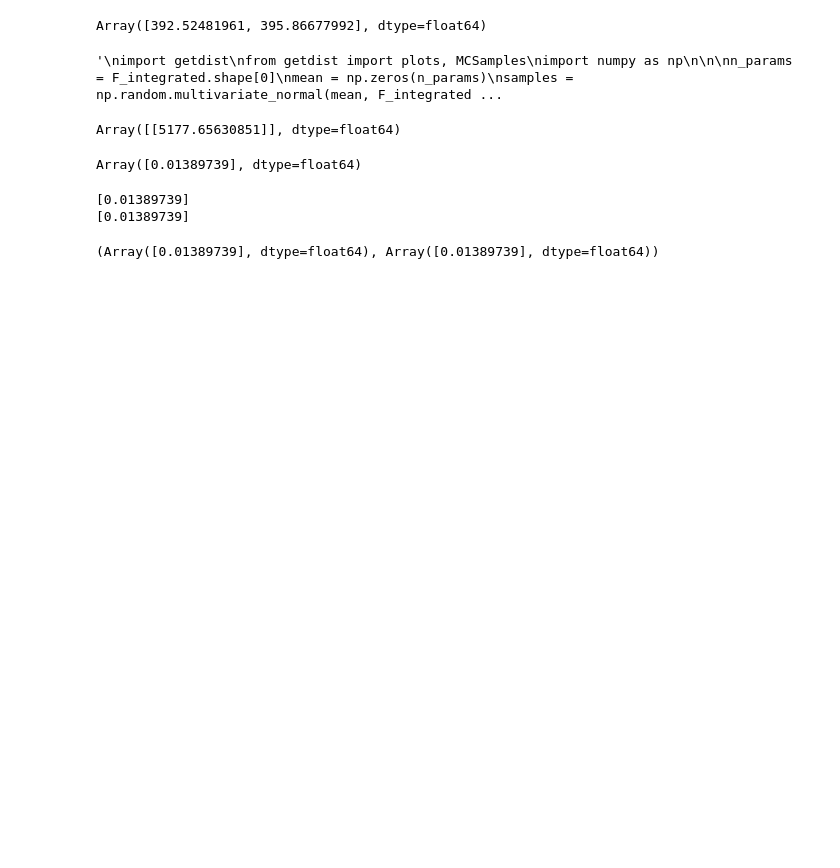
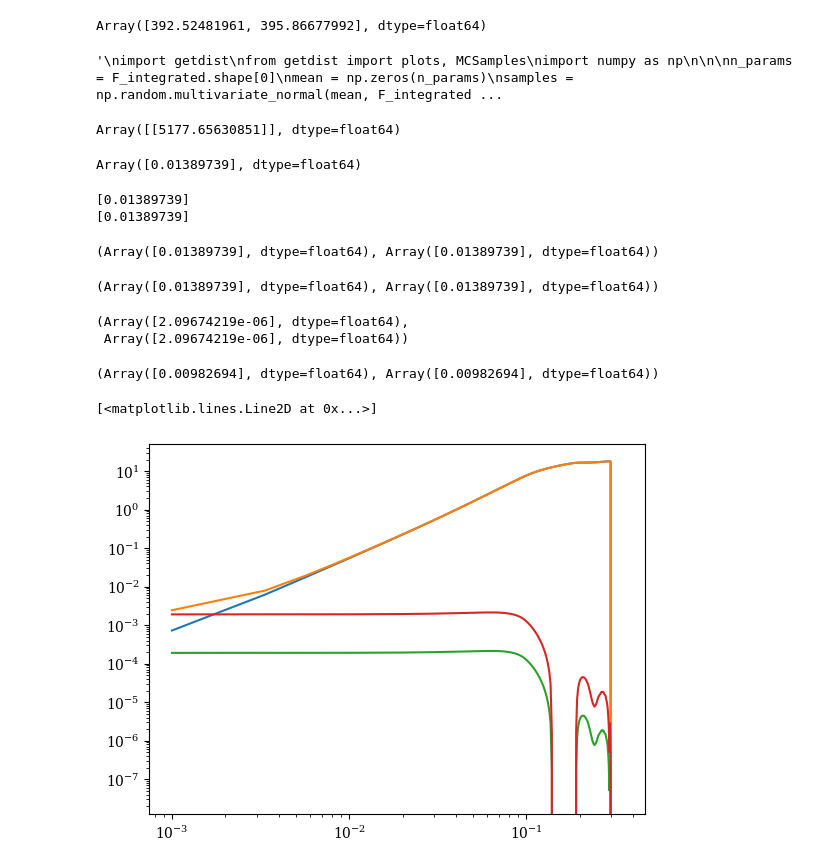
Before and after one commit to Saladino93/qeep, a Jupyter notebook: notebooks/abacus_results_response.ipynb, the cells around one changed output. Drawn from its saved outputs; the diff is of its cells as text; code cells hidden in the pictures; blank space fills up the shorter version.

```diff
--- a/notebooks/abacus_results_response.ipynb
+++ b/notebooks/abacus_results_response.ipynb
@@ -91,23 +91,24 @@ names = {
 estimators_all = ["s", "g", "t", "n", "x", "x2"]
 estimators_base = ["s", "g", "t", "x"]
 # %%
-configuration = 'config_abacus.yaml'
+configuration = '../configs/abacus/config_abacus.yaml'
 
 with open(configuration, 'r') as f:
     config = yaml.safe_load(f)
-gen_nl_power = np.loadtxt(config['power_spectrum']['nonlinear'])
+
+ps_main_directory = config['power_spectrum']['main_directory']
+name_config = config['name']
+gen_nl_power = np.loadtxt(ps_main_directory+name_config+"/"+config['power_spectrum']['nonlinear'])
+gen_power = np.loadtxt(ps_main_directory+name_config+"/"+config['power_spectrum']['linear'])
 # %%
 output_config = config['output']
 filename_prefix = output_config['filename_prefix']
 filename_prefix = output_config['filename_prefix']
 output_dir = Path(output_config['directory'])/config['name']
-# %%
-gen_power = np.loadtxt(config['power_spectrum']['linear'])
 # %%
 #ic = load_dens(ic_dir, sim_name, ngrid)
 import jax.numpy as jnp
 pnlinf = lambda kmag: jnp.interp(kmag, gen_nl_power[:,0], gen_nl_power[:,1])
-gen_power = np.loadtxt(config['power_spectrum']['linear'])
 plinf = lambda kmag: jnp.interp(kmag, gen_power[:,0], gen_power[:,1])
 
 kmin, kmax = config['k_range']['kmin'], config['k_range']['kmax']
@@ -878,0 +950,26 @@ fisher.get_error_bars_from_F(FF)
+# %%
+FF = fisher.get_fisher_matrix(v, K_array, Covariance_cross_only, k_min_analysis, k_max_analysis)
+fisher.get_error_bars_from_F(FF)
+# %% [output]
+(Array([0.01389739], dtype=float64), Array([0.01389739], dtype=float64))
+# %%
+FF = fisher.get_fisher_matrix(v, K_array, Covariance_cross_only_2, k_min_analysis, k_max_analysis)
+fisher.get_error_bars_from_F(FF)
+# %% [output]
+(Array([2.09674219e-06], dtype=float64),
+ Array([2.09674219e-06], dtype=float64))
+# %%
+FF = fisher.get_fisher_matrix(v, K_array, Covariance_cross_auto_only_simple, k_min_analysis, k_max_analysis)
+fisher.get_error_bars_from_F(FF)
+# %% [output]
+(Array([0.00982694], dtype=float64), Array([0.00982694], dtype=float64))
+# %%
+plt.loglog(Ks, get_bias_jax(jnp.array([b1A, b1B, e]), 0))
+plt.loglog(Ks, get_bias_jax(jnp.array([b1A, b1B, 10*e]), 0))
+
+
+plt.loglog(Ks, get_bias_jax(jnp.array([b1A, b1B, e]), 1))
+plt.loglog(Ks, get_bias_jax(jnp.array([b1A, b1B, 10*e]), 1))
+# %% [output]
+[<matplotlib.lines.Line2D at 0x...>]
+[figure, added]
```
Also changed, not shown: parts of 3 cells of this notebook, 20 other files.
